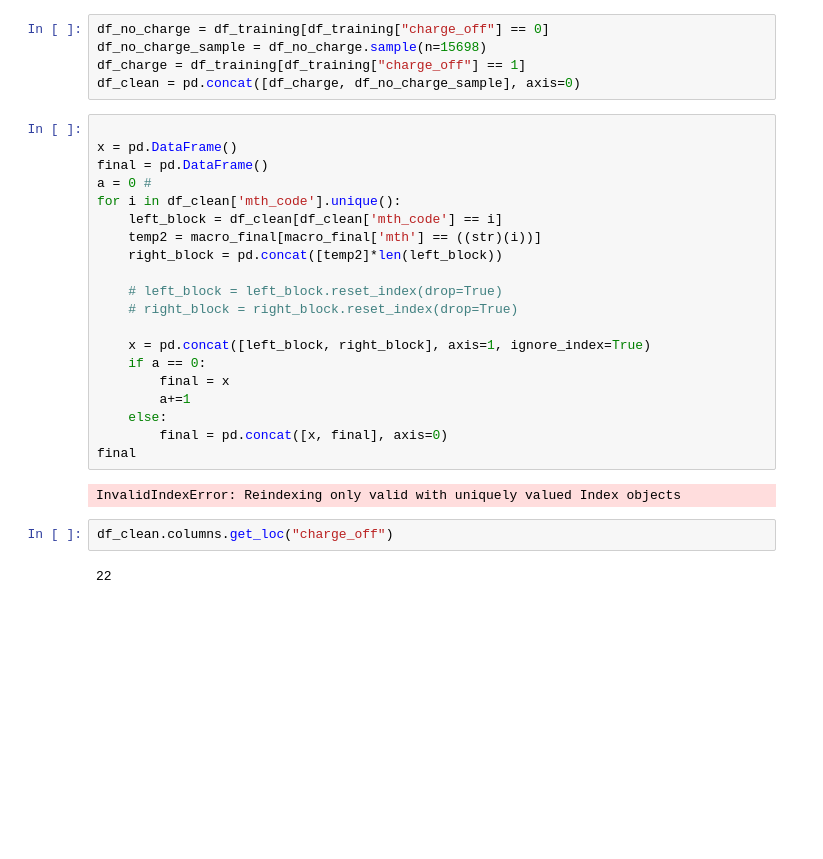
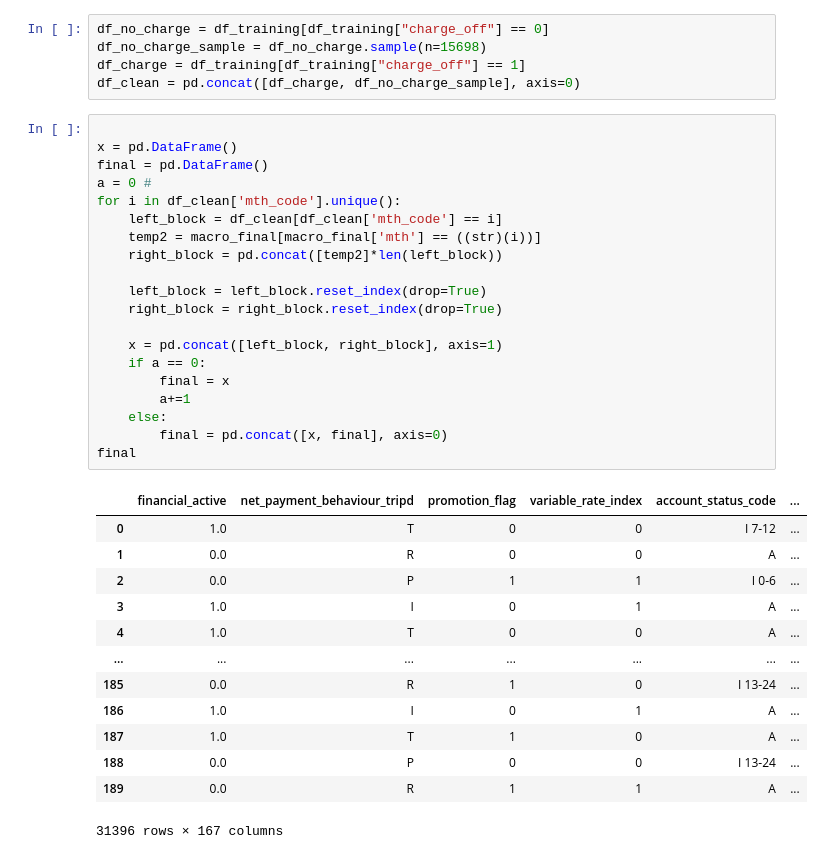
Before and after one commit to mohitsingh4744/illinois-datathon-23, a Jupyter notebook: final.ipynb, the cells around one changed output. Drawn from its saved outputs; the diff is of its cells as text; blank space fills up the shorter version.

```diff
--- a/final.ipynb
+++ b/final.ipynb
@@ -72,29 +83,37 @@ df_clean = pd.concat([df_charge, df_no_charge_sample], axis=0)
 # %%
 
 x = pd.DataFrame()
 final = pd.DataFrame()
 a = 0 #
 for i in df_clean['mth_code'].unique():
     left_block = df_clean[df_clean['mth_code'] == i]
     temp2 = macro_final[macro_final['mth'] == ((str)(i))]
     right_block = pd.concat([temp2]*len(left_block))
 
-    # left_block = left_block.reset_index(drop=True)
-    # right_block = right_block.reset_index(drop=True)
+    left_block = left_block.reset_index(drop=True)
+    right_block = right_block.reset_index(drop=True)
 
-    x = pd.concat([left_block, right_block], axis=1, ignore_index=True)
+    x = pd.concat([left_block, right_block], axis=1)
     if a == 0:
         final = x
         a+=1
     else:
         final = pd.concat([x, final], axis=0)
 final
 # %% [output]
+|  | financial_active | net_payment_behaviour_tripd | promotion_flag | variable_rate_index | account_status_code | ... |
+| 0 | 1.0 | T | 0 | 0 | I 7-12 | ... |
+| 1 | 0.0 | R | 0 | 0 | A | ... |
+| 2 | 0.0 | P | 1 | 1 | I 0-6 | ... |
+| 3 | 1.0 | I | 0 | 1 | A | ... |
+| 4 | 1.0 | T | 0 | 0 | A | ... |
+| ... | ... | ... | ... | ... | ... | ... |
+| 185 | 0.0 | R | 1 | 0 | I 13-24 | ... |
+| 186 | 1.0 | I | 0 | 1 | A | ... |
+| 187 | 1.0 | T | 1 | 0 | A | ... |
+| 188 | 0.0 | P | 0 | 0 | I 13-24 | ... |
+| 189 | 0.0 | R | 1 | 1 | A | ... |
-InvalidIndexError: Reindexing only valid with uniquely valued Index objects
+31396 rows × 167 columns
-# %%
-df_clean.columns.get_loc("charge_off")
-# %% [output]
-22
 # %%
 data = []
 for column in final.columns:
```
Also changed, not shown: parts of 5 cells of this notebook.
